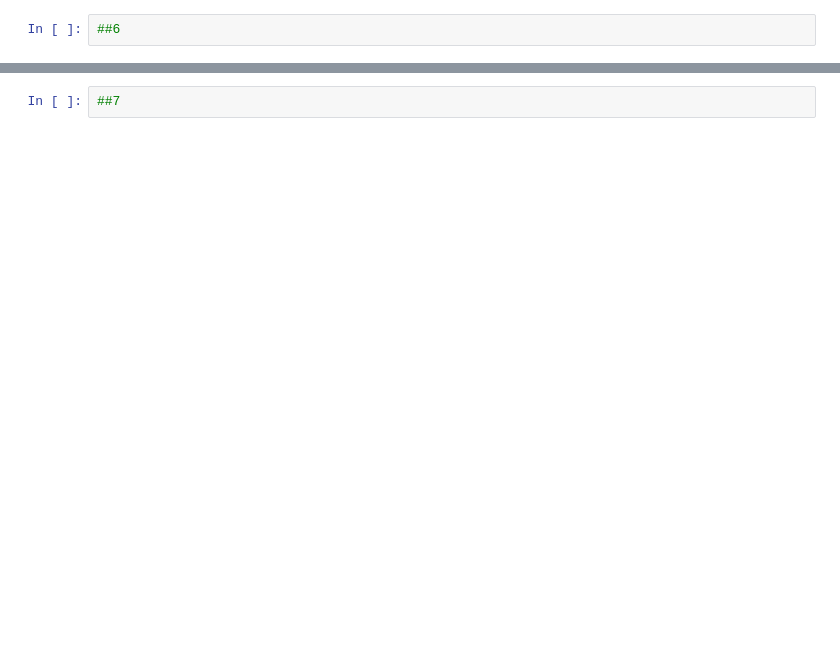
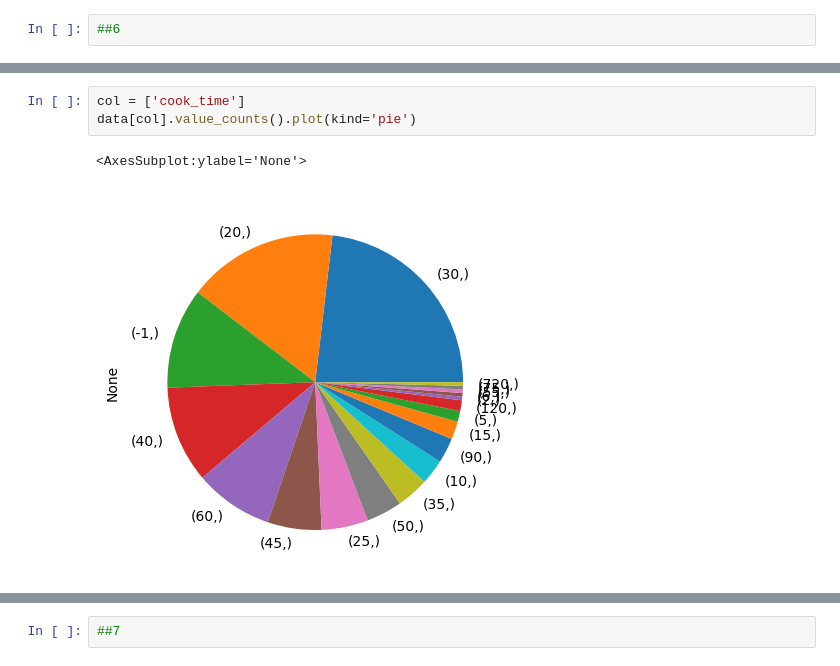
Before and after one commit to TonyLamQ/DS-Repository, a Jupyter notebook: DataScienceAss4&6&7.ipynb, the cells around one changed output, grey strips where cells are left out. Saved outputs shown, nothing was run; the diff lists cells and outputs as text; blank space fills up the shorter version.

```diff
--- a/DataScienceAss4&6&7.ipynb
+++ b/DataScienceAss4&6&7.ipynb
@@ -24 +25,7 @@ data['rating'].value_counts().plot(kind='pie')
+# %%
+col = ['cook_time']
+data[col].value_counts().plot(kind='pie')
+# %% [output]
+<AxesSubplot:ylabel='None'>
+[figure, added]
 # %%
```
Also changed, not shown: parts of 10 cells of this notebook.
